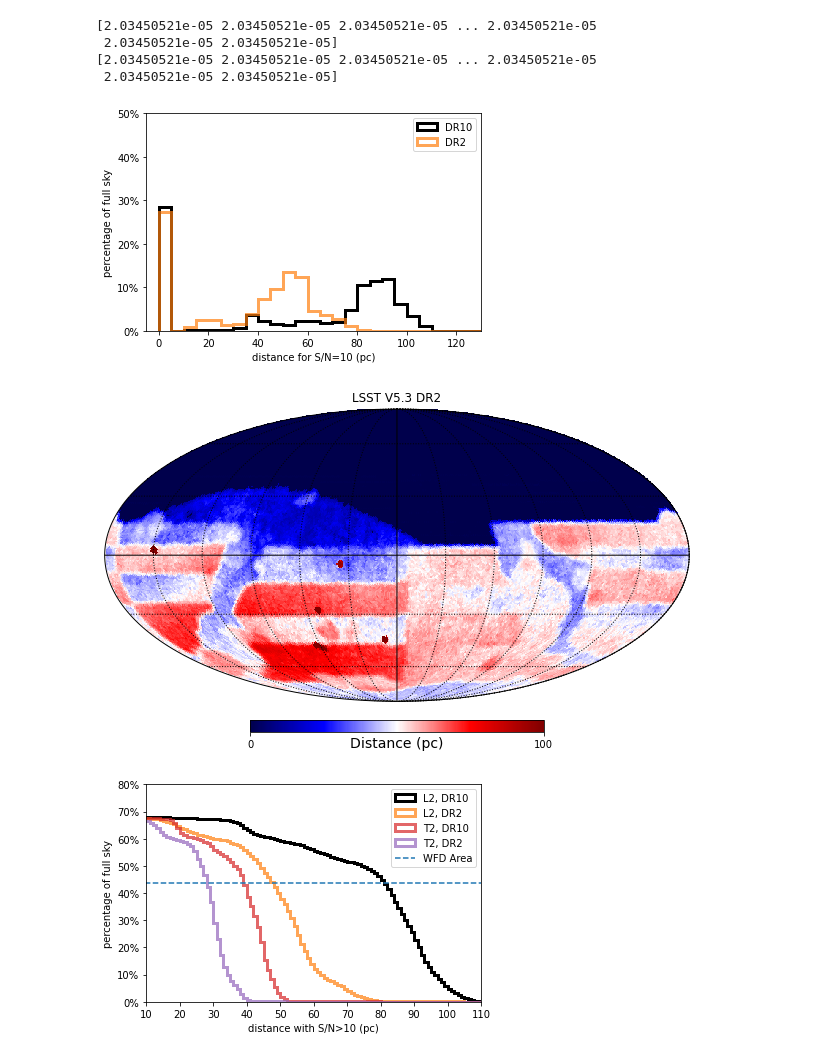
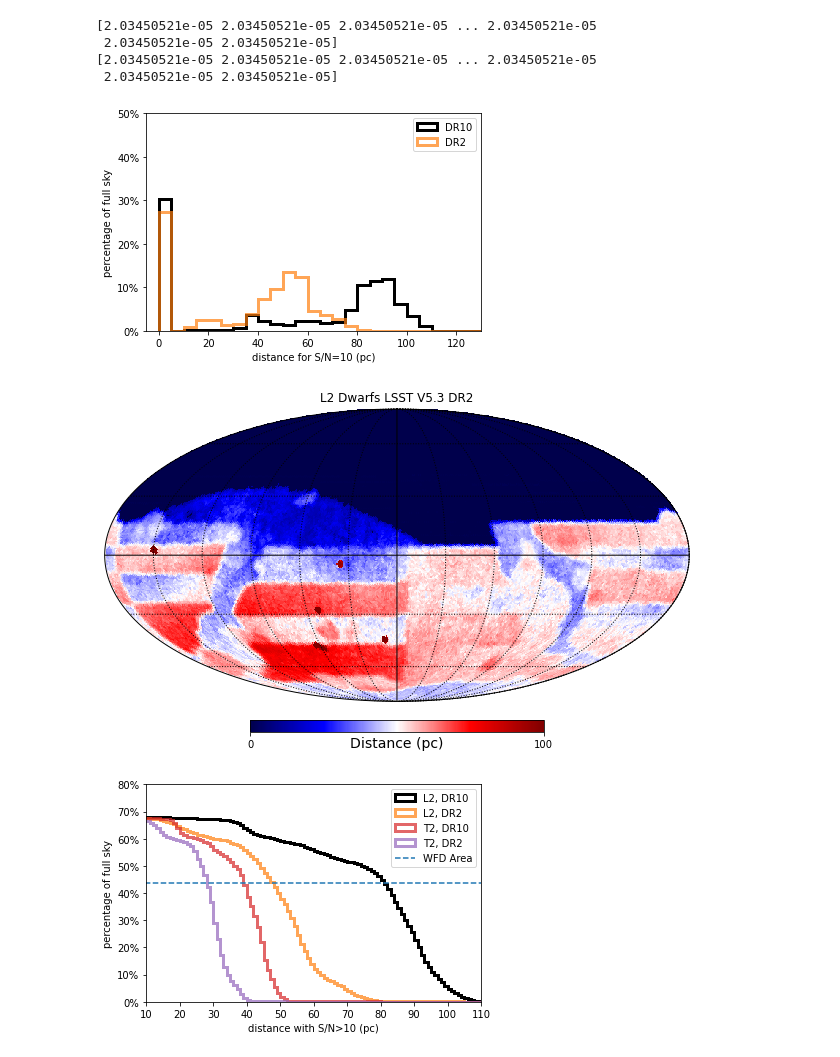
Before and after one commit to jgizis/LSST-BD-Cadence-2025, a Jupyter notebook: plot_for_note.ipynb, the cells around one changed output. Drawn from its saved outputs; the diff is of its cells as text; code cells hidden in the pictures.

```diff
--- a/plot_for_note.ipynb
+++ b/plot_for_note.ipynb
@@ -34,6 +34,18 @@ v50_yy02 = np.load(v50_y02name)
 #
 v50_yy10T2=np.load(v50_y10nameT2)
 v50_yy02T2 = np.load(v50_y02nameT2)
+# %%
+#there are some NaNs in the arrays. experiment shows these are in the northern hemisphere and should be zero.
+dd10=np.nan_to_num(yy10['metric_values'], nan=0.0)
+dd02=np.nan_to_num(yy02['metric_values'], nan=0.0)
+dd10T2=np.nan_to_num(yy10T2['metric_values'], nan=0.0)
+dd02T2=np.nan_to_num(yy02T2['metric_values'], nan=0.0)
+#
+v50_dd10=np.nan_to_num(v50_yy10['metric_values'], nan=0.0)
+v50_dd02=np.nan_to_num(v50_yy02['metric_values'], nan=0.0)
+v50_dd10T2=np.nan_to_num(v50_yy10T2['metric_values'], nan=0.0)
+v50_dd02T2=np.nan_to_num(v50_yy02T2['metric_values'], nan=0.0)
+#
 # %%
 print(yy10.files)
 # %% [output]
@@ -77,27 +89,30 @@ wfd_nominal = 18000.0/41253
 # %%
 #plt.hist(yy10['metric_values'], histtype='stepfilled', bins=30, alpha=0.3, linewidth=4, label='DR10', color='blue',
 #         edgecolor='k', weights=w10)
-plt.hist(yy10['metric_values'], histtype='step', bins=bins, alpha=1, linewidth=3, color='k', label='DR10',weights=w10)
-plt.hist(yy02['metric_values'], histtype='step', bins=bins, alpha=0.7, linewidth=3, label='DR2', color='C1', weights=w02)
+#plt.hist(yy10['metric_values'], histtype='step', bins=bins, alpha=1, linewidth=3, color='k', label='DR10',weights=w10)
+#plt.hist(yy02['metric_values'], histtype='step', bins=bins, alpha=0.7, linewidth=3, label='DR2', color='C1', weights=w02)
+plt.hist(dd10, histtype='step', bins=bins, alpha=1, linewidth=3, color='k', label='DR10',weights=w10)
+plt.hist(dd02, histtype='step', bins=bins, alpha=0.7, linewidth=3, label='DR2', color='C1', weights=w02)
 plt.xlim(-5,130)
 plt.ylim(0,0.5)  #note this is the original units, fractions
 plt.legend()
 plt.gca().yaxis.set_major_formatter(PercentFormatter(1))
 plt.xlabel('distance for S/N=10 (pc)')
 plt.ylabel('percentage of full sky')
 plt.savefig('test.png')
 # %% [output]
-[figure, old version]
+[figure, new version]
 # %%
 import healpy as hp
 # %%
 # same color map as Rubin Observaory uses: cmap="viridis"
 #  can also try a diverging color map like seismic
-hp.mollview(yy02['metric_values'], title="LSST V5.3 DR2", unit="Distance (pc)", cmap="seismic", min=0, max=100)
+#hp.mollview(yy02['metric_values'], title="LSST V5.3 DR2", unit="Distance (pc)", cmap="seismic", min=0, max=100)
+hp.mollview(dd02, title="L2 Dwarfs LSST V5.3 DR2", unit="Distance (pc)", cmap="seismic", min=0, max=100)
 hp.graticule()  # Optional: adds grid lines for latitude/longitude
 plt.show()
 # %% [output]
-[figure, old version]
+[figure, new version]
 # %%
 #plt.hist(yy10['metric_values'], histtype='stepfilled', bins=30, alpha=0.3, linewidth=4, label='DR10', color='blue',
 #         edgecolor='k', weights=w10)
```
Also changed, not shown: parts of 8 cells of this notebook, 1 other file.
